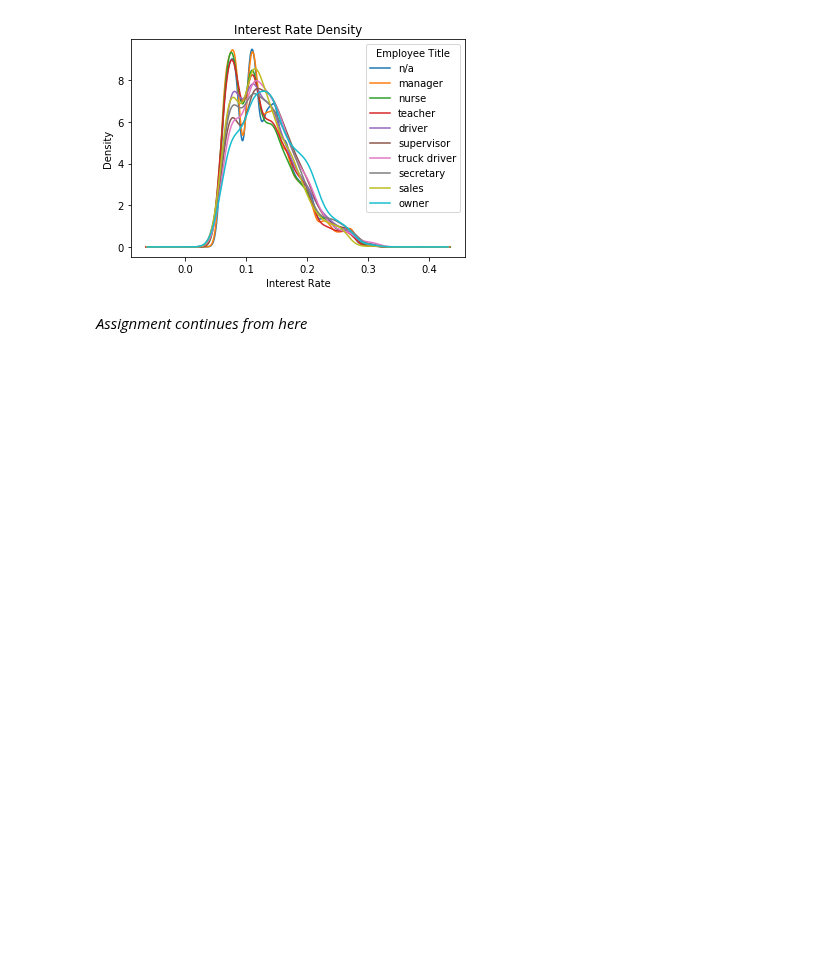
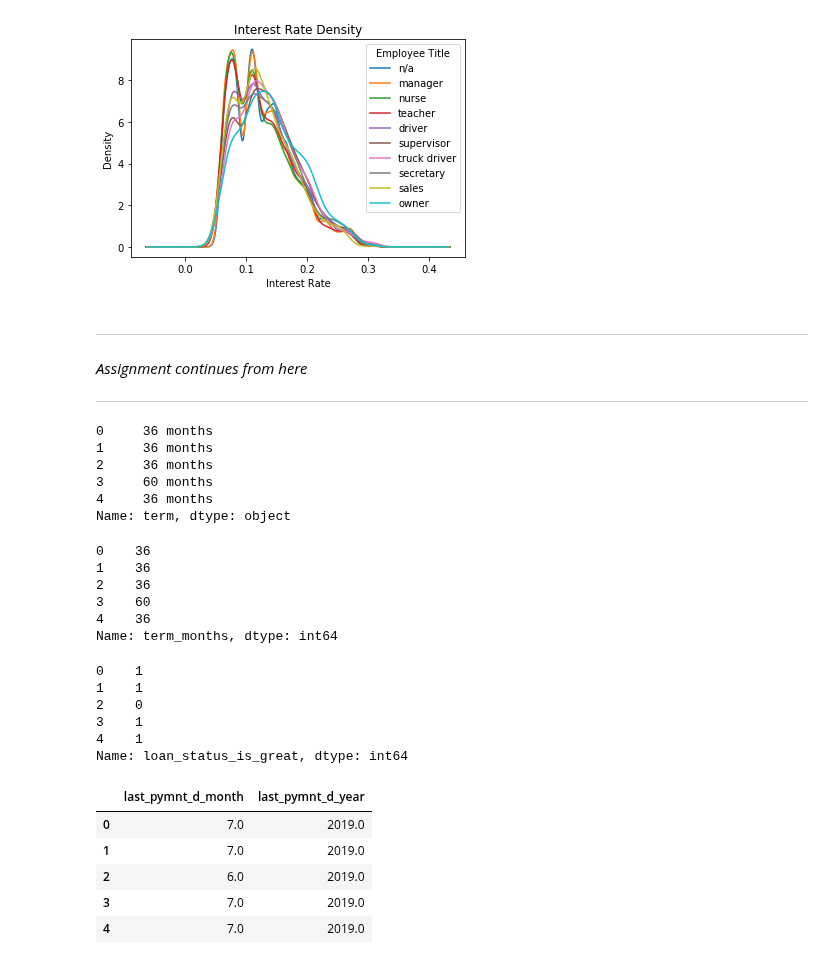
Before and after one commit to bloominstituteoftechnology/DS-Unit-1-Sprint-1-Dealing-With-Data, a Jupyter notebook: module4-makefeatures/LS_DS_114_Make_Features_Assignment.ipynb, the cells around one changed output. Cells and saved outputs as stored; diff of their text form; code cells hidden in the pictures; blank space fills up the shorter version.

```diff
--- a/module4-makefeatures/LS_DS_114_Make_Features_Assignment.ipynb
+++ b/module4-makefeatures/LS_DS_114_Make_Features_Assignment.ipynb
@@ -404,4 +412,65 @@ pyplot.show()
 # %% [output]
 [figure]
 # %% [markdown]
+
+
+---
+
+
 *Assignment continues from here*
+
+
+---
+# %%
+df_cleaned['term'].head()
+# %% [output]
+0     36 months
+1     36 months
+2     36 months
+3     60 months
+4     36 months
+Name: term, dtype: object
+# %%
+
+def parseMonths(monthStr: str):
+  # This could be a lambda
+  # But I prefer to avoid anything but the simplest lambdas
+  # As they can lead to unmaintainable code
+  return(int(monthStr.strip().split(' ')[0]))
+
+df_cleaned['term_months'] = df_cleaned['term'].apply(parseMonths)
+
+df_cleaned['term_months'].head()
+# %% [output]
+0    36
+1    36
+2    36
+3    60
+4    36
+Name: term_months, dtype: int64
+# %%
+df_cleaned['loan_status_is_great'] = df_cleaned['loan_status']. \
+                                            map({'Fully Paid': 1,
+                                                 'Current': 1}). \
+                                            fillna(value=0). \
+                                            astype('int64')
+df_cleaned['loan_status_is_great'].head()
+# %% [output]
+0    1
+1    1
+2    0
+3    1
+4    1
+Name: loan_status_is_great, dtype: int64
+# %%
+df_cleaned['last_pymnt_d_month'] = df_cleaned['last_payment'].dt.month
+df_cleaned['last_pymnt_d_year'] = df_cleaned['last_payment'].dt.year
+
+df_cleaned[['last_pymnt_d_month', 'last_pymnt_d_year']].head()
+# %% [output]
+|  | last_pymnt_d_month | last_pymnt_d_year |
+| 0 | 7.0 | 2019.0 |
+| 1 | 7.0 | 2019.0 |
+| 2 | 6.0 | 2019.0 |
+| 3 | 7.0 | 2019.0 |
+| 4 | 7.0 | 2019.0 |
```
Also changed, not shown: parts of 3 cells of this notebook.
